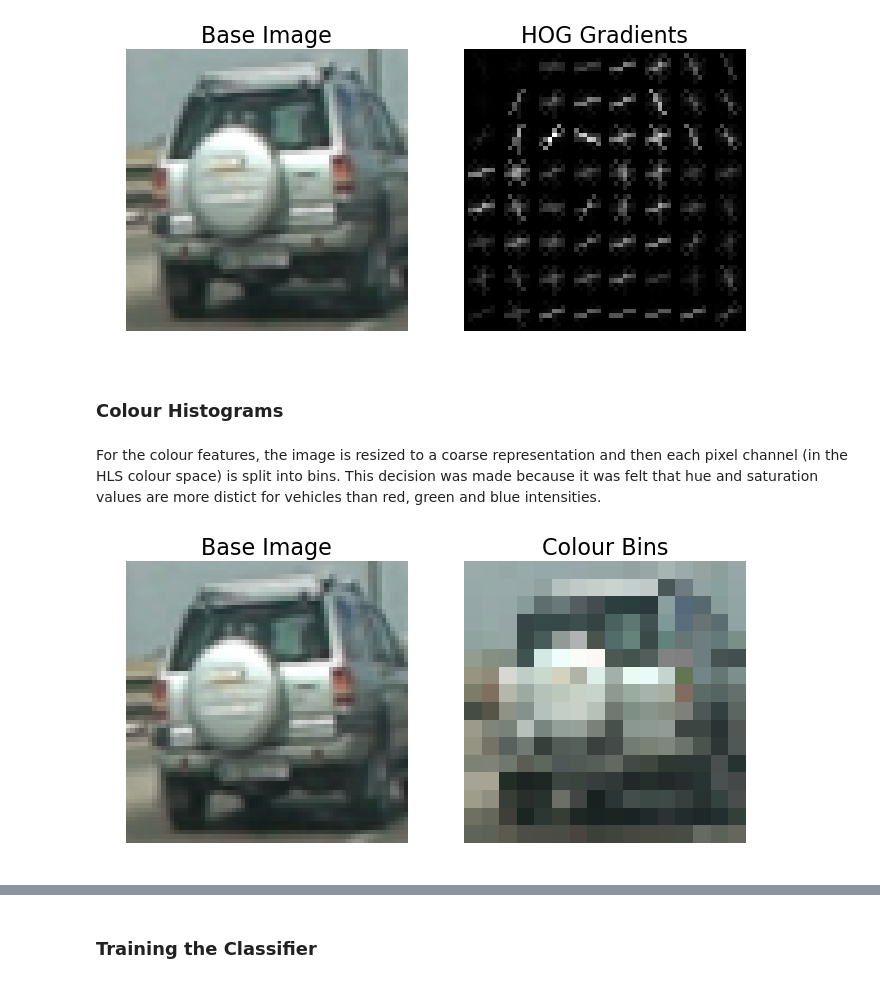
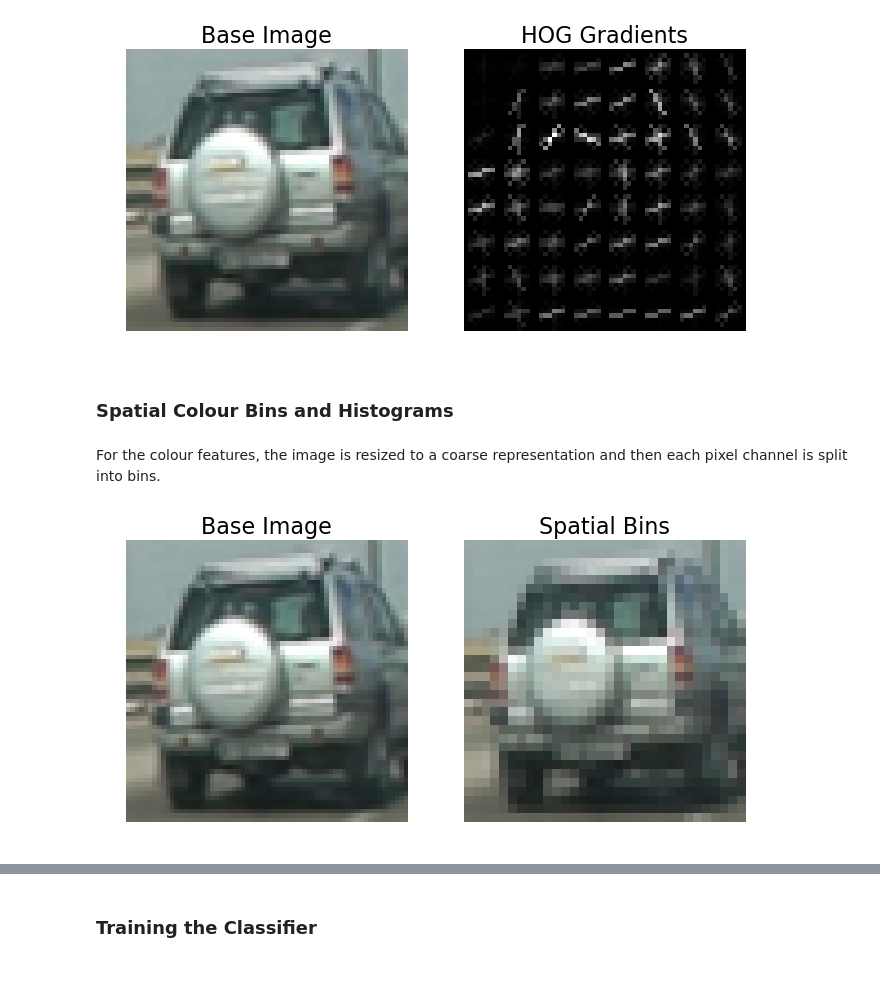
Before and after one commit to MarkDekker/CarND-Vehicle-Detection, a Jupyter notebook: README.ipynb, the cells around one changed output, grey strips where cells are left out. Saved outputs shown, nothing was run; the diff lists cells and outputs as text; code cells hidden in the pictures.

```diff
--- a/README.ipynb
+++ b/README.ipynb
@@ -33,9 +35,11 @@ hog_params = {'orientations': 9,
               'pix_per_cell': cell_size,
               'cell_per_block': 2,
               'visualise': True}
-area_of_interest_training_image = ((0, 0), (64, 64))
+histogram_bins = 32
+colorspace = 'YCrCb'
+spatial_size = (32, 32)
 
-frame = ImageFrame(hog_params)
+analyser = ImageAnalyser(hog_params, spatial_size=spatial_size, histogram_bins=histogram_bins, colorspace=colorspace)
 # %% [markdown]
 When the image frame object is fed with an image, it automatically converts the image to the HLS colour space (from RGB) and computes the HOG features:
 # %%
@@ -44,17 +48,16 @@ frame(preview)
 # %% [markdown]
 Visualise the result of the HOG feature extraction:
 # %%
-base_image = frame.get_image()
-base_image = cv2.cvtColor(base_image, cv2.COLOR_HLS2RGB)
+base_image = analyser.get_image()
 
-compare_images(base_image, frame.get_hog_visualisation(), ('Base Image', 'HOG Gradients'))
+compare_images(base_image, analyser.get_hog_visualisation(), ('Base Image', 'HOG Gradients'))
 # %% [output]
 [figure]
 # %% [markdown]
-### Colour Histograms
+### Spatial Colour Bins and Histograms
 # %% [markdown]
-For the colour features, the image is resized to a coarse representation and then each pixel channel (in the HLS colour space) is split into bins. This decision was made because it was felt that hue and saturation values are more distict for vehicles than red, green and blue intensities.
+For the colour features, the image is resized to a coarse representation and then each pixel channel is split into bins.
 # %%
-compare_images(base_image, frame.get_colour_bin_visualisation(), ('Base Image', 'Colour Bins'))
+compare_images(base_image, analyser.get_spatial_visualisation(), ('Base Image', 'Spatial Bins'))
 # %% [output]
-[figure, old version]
+[figure, new version]
```
Also changed, not shown: parts of 32 cells of this notebook, 2 other files.
